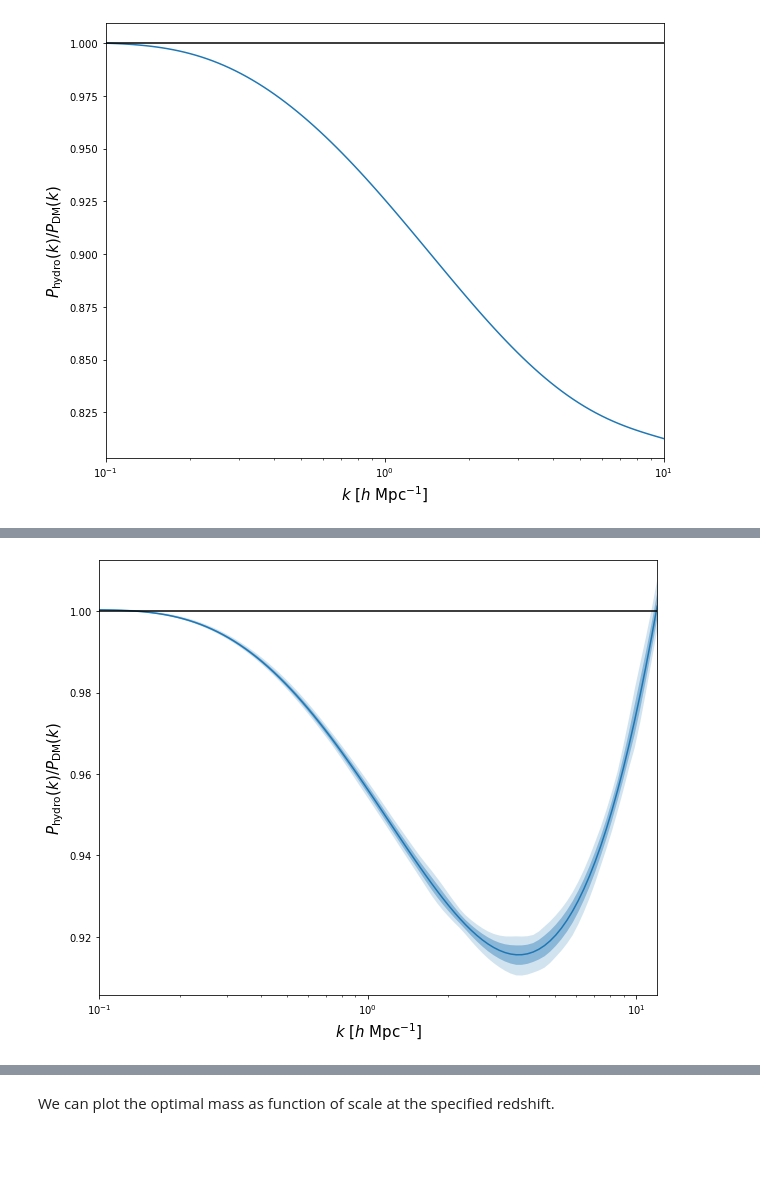
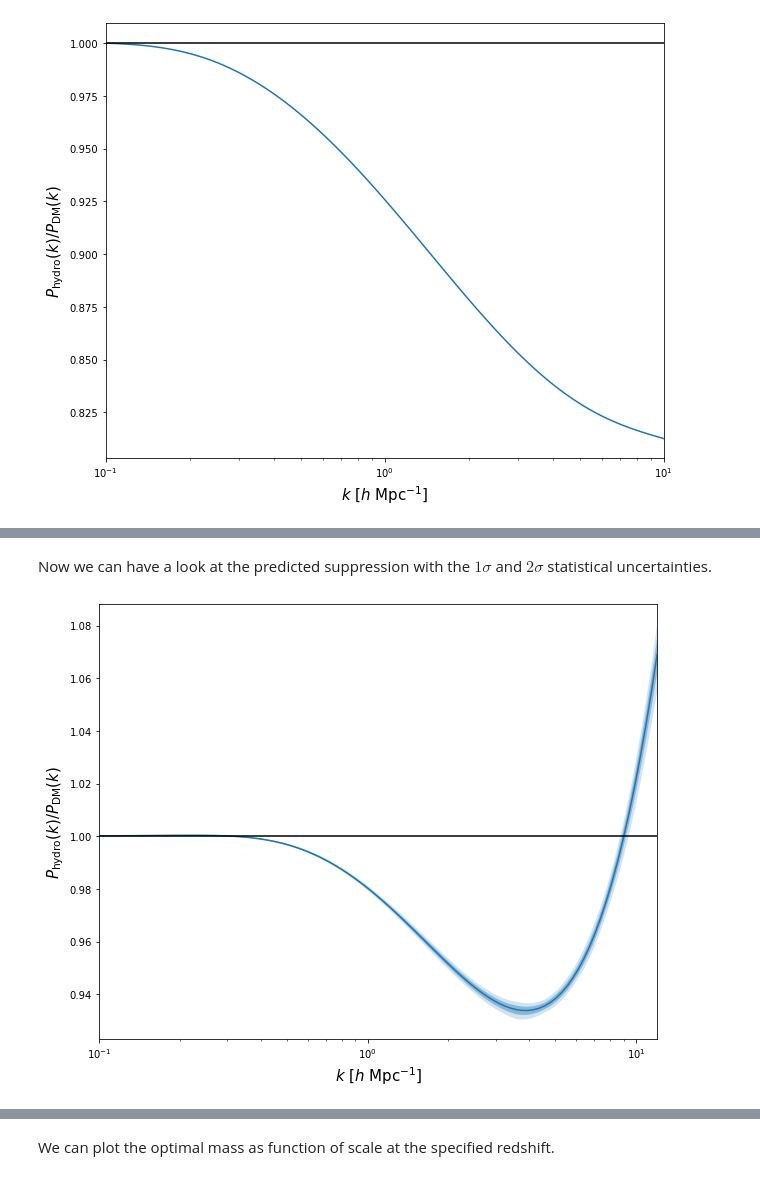
Before and after one commit to jemme07/pyspk, a Jupyter notebook: examples/pySPk_Examples.ipynb, the cells around one changed output, grey strips where cells are left out. Drawn from its saved outputs; the diff is of its cells as text; code cells hidden in the pictures; blank space fills up the shorter version.

```diff
--- a/examples/pySPk_Examples.ipynb
+++ b/examples/pySPk_Examples.ipynb
@@ -31,9 +32,9 @@ Note that the power-law has been normalised at $M_\mathrm{halo} = 10^{13.5} \mat
 z = 0.125
 fb_a = 0.4
 fb_pow = 0.3
-fb_norm = 10 ** 13.5
+fb_pivot = 10 ** 13.5
 
-k, sup = spk.sup_model(SO=200, z=z, fb_a=fb_a, fb_pow=fb_pow, fb_norm=fb_norm, k_max=10, verbose=True)
+k, sup = spk.sup_model(SO=200, z=z, fb_a=fb_a, fb_pow=fb_pow, fb_pivot=fb_pivot, k_max=10, verbose=True)
 # %% [output]
 Using power-law fit for fb - M_halo at z=0.125, normalised at M_halo = 3.16e+13 [M_sun]
 # %% [markdown]
@@ -52,23 +69,25 @@ plt.xlim(0.1, 10);
 # %%
-k, sup, error_68_m, error_68_p, error_95_m, error_95_p = spk.sup_model(SO=200,
-                                                                       z=.125,
-                                                                       fb_a=.6,
+k, sup, error_68_m, error_68_p, error_95_m, error_95_p = spk.sup_model(SO=500,
+                                                                       z=1,
+                                                                       fb_a=.7,
                                                                        fb_pow=.1,
-                                                                       fb_norm=fb_norm,
+                                                                       fb_pivot=fb_pivot,
                                                                        k_max=12,
                                                                        errors=True)
+# %% [markdown]
+Now we can have a look at the predicted suppression with the $1\sigma$ and $2\sigma$ statistical uncertainties.
 # %%
 c = 'C0'
 plt.figure()
 plt.plot(k, sup, c=c)
 plt.fill_between(k, sup + error_95_m, sup + error_95_p, facecolor=c, alpha=0.2)
 plt.fill_between(k, sup + error_68_m, sup + error_68_p, facecolor=c, alpha=0.4)
 plt.xscale('log')
 
 plt.axhline(1, c='k')
 plt.xlabel('$k$ [$h$ Mpc$^{-1}$]');
-plt.ylabel('$P_\mathrm{hydro}(k)/P_\mathrm{DM}(k)$');
+plt.ylabel('$P_\\mathrm{hydro}(k)/P_\\mathrm{DM}(k)$');
 plt.xlim(0.1, 12);
 # %% [output]
-[figure, old version]
+[figure, new version]
 # %% [markdown]
```
Also changed, not shown: parts of 27 cells of this notebook, 4 other files.
